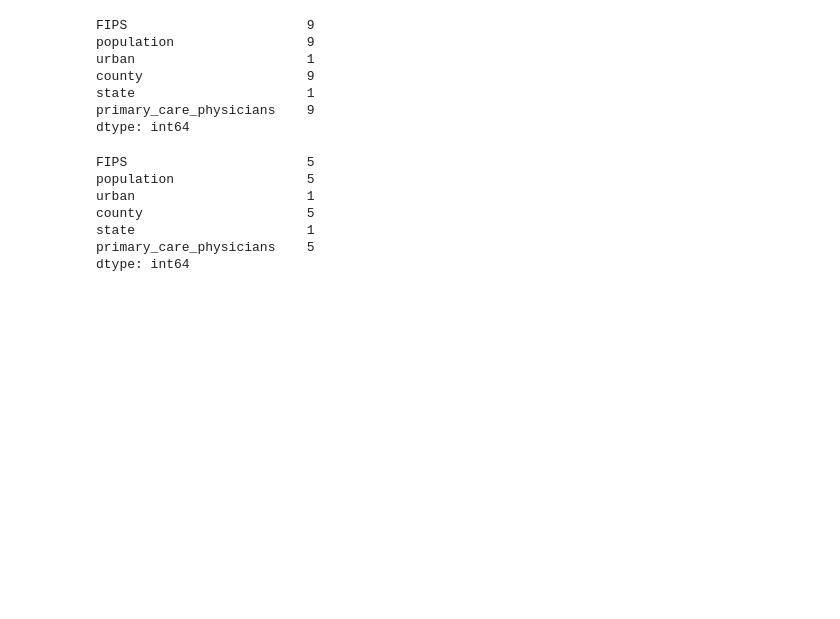
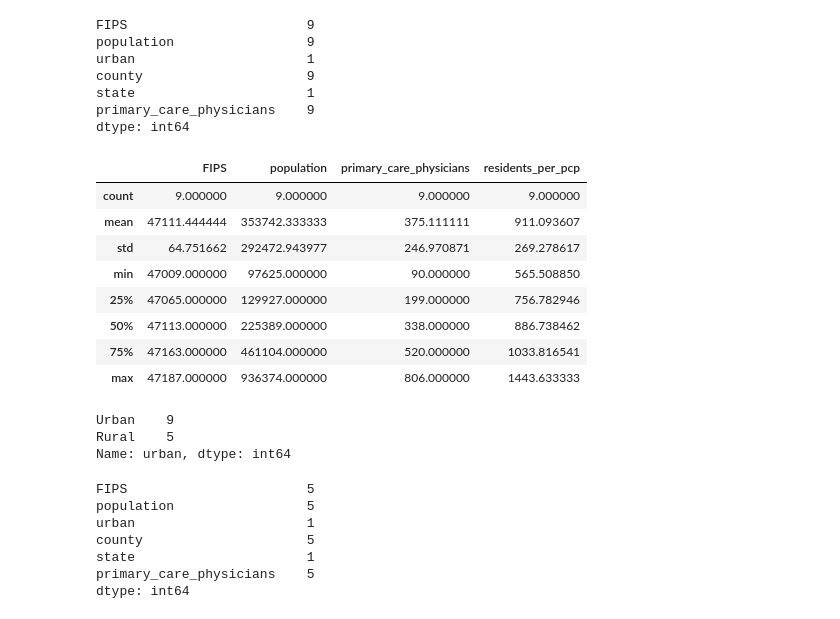
Before and after one commit to ludermln/data-science-essentials-4, a Jupyter notebook: notebooks/Week_2_tasks.ipynb, the cells around one changed output. Saved outputs shown, nothing was run; the diff lists cells and outputs as text; code cells hidden in the pictures; blank space fills up the shorter version.

```diff
--- a/notebooks/Week_2_tasks.ipynb
+++ b/notebooks/Week_2_tasks.ipynb
@@ -251,6 +322,25 @@ county                     9
 state                      1
 primary_care_physicians    9
 dtype: int64
+# %%
+physicians.loc[(physicians['population'] / physicians['primary_care_physicians'] < 1500)
+              & (physicians['urban'] == 'Urban')].describe()
+# %% [output]
+|  | FIPS | population | primary_care_physicians | residents_per_pcp |
+| count | 9.000000 | 9.000000 | 9.000000 | 9.000000 |
+| mean | 47111.444444 | 353742.333333 | 375.111111 | 911.093607 |
+| std | 64.751662 | 292472.943977 | 246.970871 | 269.278617 |
+| min | 47009.000000 | 97625.000000 | 90.000000 | 565.508850 |
+| 25% | 47065.000000 | 129927.000000 | 199.000000 | 756.782946 |
+| 50% | 47113.000000 | 225389.000000 | 338.000000 | 886.738462 |
+| 75% | 47163.000000 | 461104.000000 | 520.000000 | 1033.816541 |
+| max | 47187.000000 | 936374.000000 | 806.000000 | 1443.633333 |
+# %%
+physicians.loc[(physicians['population'] / physicians['primary_care_physicians'] < 1500)]['urban'].value_counts()
+# %% [output]
+Urban    9
+Rural    5
+Name: urban, dtype: int64
 # %%
 physicians.loc[(physicians['population'] / physicians['primary_care_physicians'] < 1500)
               & (physicians['urban'] == 'Rural')].nunique()
```
Also changed, not shown: parts of 14 cells of this notebook.
